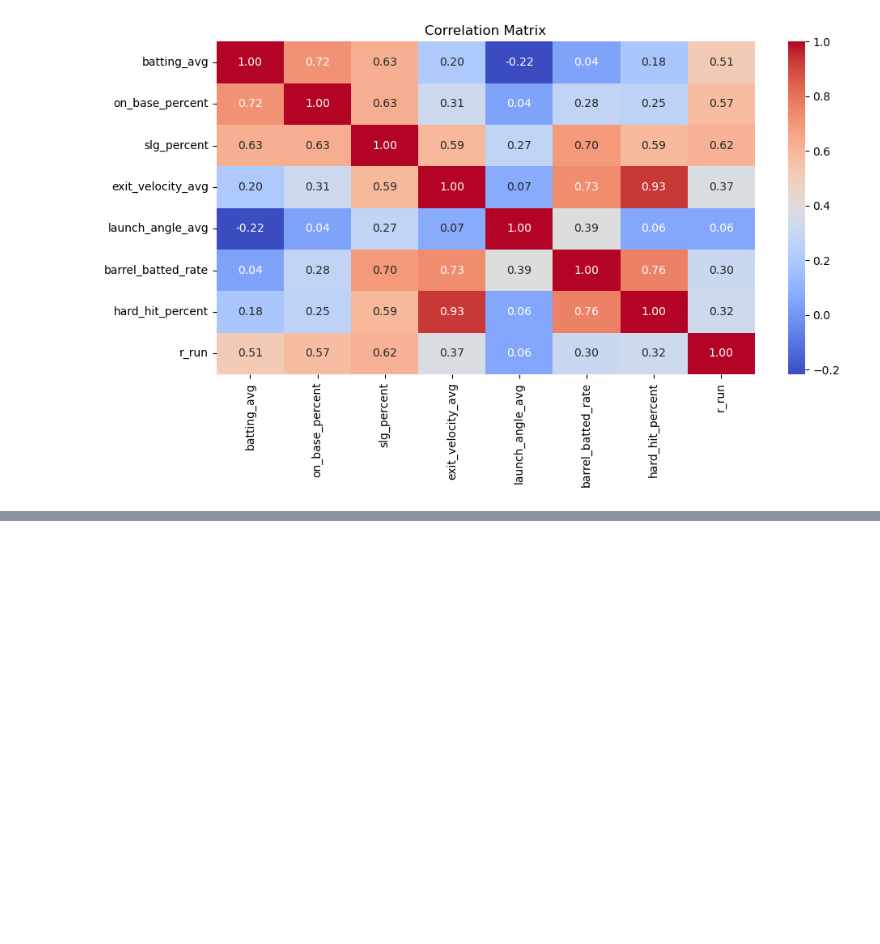
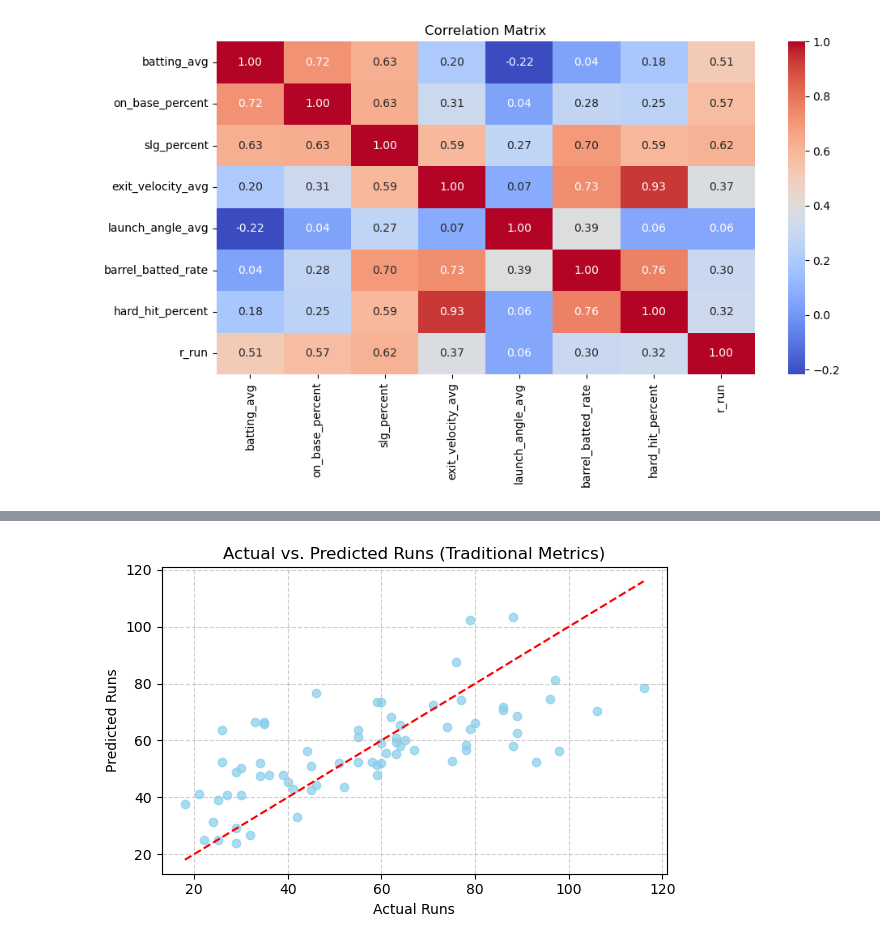
Before and after one commit to frankbarbera/Barbera_Ipeker_SportsFinal, a Jupyter notebook: Alex_Frank_FinalProject.ipynb, the cells around one changed output, grey strips where cells are left out. Cells and saved outputs as stored; diff of their text form; code cells hidden in the pictures; blank space fills up the shorter version.

```diff
--- a/Alex_Frank_FinalProject.ipynb
+++ b/Alex_Frank_FinalProject.ipynb
@@ -169,0 +185,12 @@ plt.show()
+# %%
+plt.figure(figsize=(6, 4))
+plt.scatter(y_test, y_old_pred, alpha=0.7, color='skyblue')
+plt.plot([y_test.min(), y_test.max()], [y_test.min(), y_test.max()], 'r--')  # ideal line
+plt.xlabel('Actual Runs')
+plt.ylabel('Predicted Runs')
+plt.title('Actual vs. Predicted Runs (Traditional Metrics)')
+plt.grid(True, linestyle='--', alpha=0.6)
+plt.tight_layout()
+plt.show()
+# %% [output]
+[figure, added]
```
Also changed, not shown: parts of 3 cells of this notebook.
